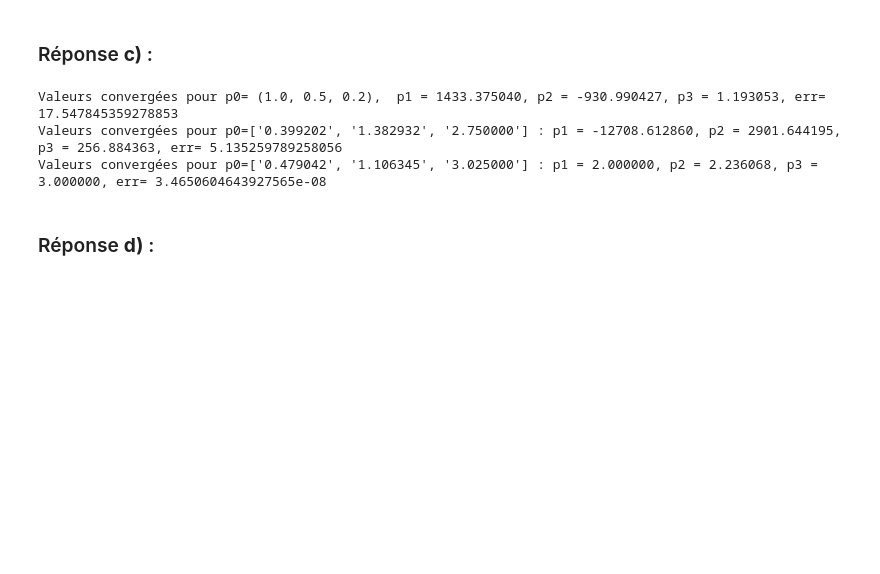
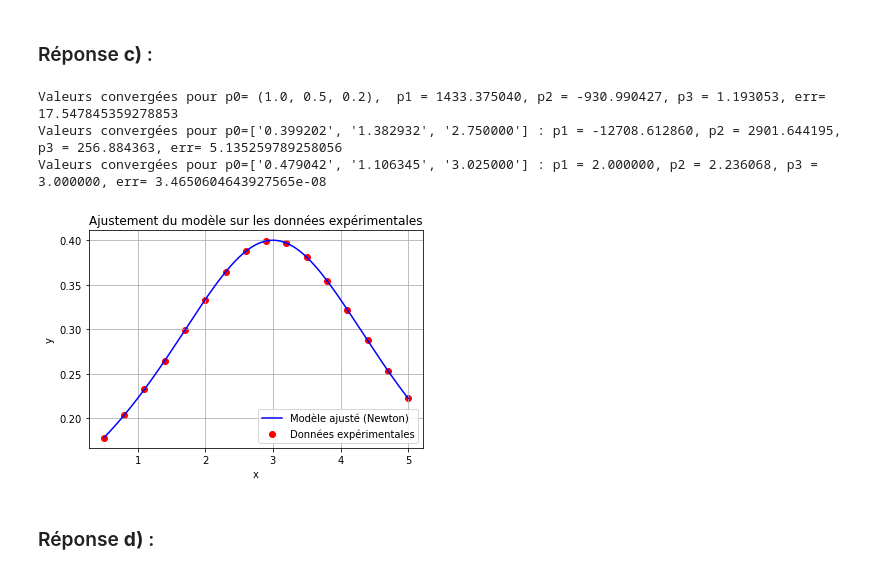
Before and after one commit to ArgCommit/Mini-projet-5.--quations-non-lin-aires-20250219, a Jupyter notebook: eqt_nonlin.ipynb, the cells around one changed output. Drawn from its saved outputs; the diff is of its cells as text; code cells hidden in the pictures; blank space fills up the shorter version.

```diff
--- a/eqt_nonlin.ipynb
+++ b/eqt_nonlin.ipynb
@@ -56,9 +56,10 @@ $$q_i(p_1, p_2, p_3) = ye_i - \frac{p_1}{p^2_2 + (xe-p_3)^2} \,.$$
 ### Réponse **c)** :
 # %%
 import numpy as np
+import matplotlib.pyplot as plt
 
 # Valeurs initiales pour les paramètres (à ajuster selon les résultats précédents)
-p0=p1_conv, p2_conv, p3_conv = 1.0, 0.5, 0.2  # Remplacer par les valeurs réelles trouvées
+p0 = p1_conv, p2_conv, p3_conv = 1.0, 0.5, 0.2  # Remplacer par les valeurs réelles trouvées
 tol = 1e-6
 
 def read_data(filename):
@@ -131,33 +132,54 @@ def newton_method(x, y, p1, p2, p3, tol):
 
     return p1, p2, p3, err
 
 
 
 # Trouver les valeurs convergées
 p1_final, p2_final, p3_final, err = newton_method(x, y, *p0, tol)
 print(f"Valeurs convergées pour p0= {p0},  p1 = {p1_final:.6f}, p2 = {p2_final:.6f}, p3 = {p3_final:.6f}, err= {err}")
 
+
 # pas de convergence avec p0
 # optimiser amplitude, centre et largeur de la courbe
 
 p1_init = np.max(y)  # valeur maximale de y
 p2_init = np.std(x)  # Écart-type de x
 p3_init = np.mean(x)  # Moyenne des x
 p02 = (p1_init , p2_init, p3_init )
 
 p1_final, p2_final, p3_final, err = newton_method(x, y, *p02, tol)
 print(f"Valeurs convergées pour p0={[f'{p:.6f}' for p in p02]} : p1 = {p1_final:.6f}, p2 = {p2_final:.6f}, p3 = {p3_final:.6f}, err= {err}")
 # ne converge pas
 
 # rajouter et ou enlever 10 ou 20%
 p01 = (p1_init * 1.2 , p2_init * 0.8, p3_init * 1.1 )
 
 p1_final, p2_final, p3_final, err = newton_method(x, y, *p01, tol)
 print(f"Valeurs convergées pour p0={[f'{p:.6f}' for p in p01]} : p1 = {p1_final:.6f}, p2 = {p2_final:.6f}, p3 = {p3_final:.6f}, err= {err}")
+
+def model_function(x, p1, p2, p3):
+    return p1 / (p2**2 + (x - p3)**2)
+
+#Générer une courbe lisse pour la fonction ajustée
+x_fit = np.linspace(min(x), max(x), 500)
+y_fit = model_function(x_fit, p1_final, p2_final, p3_final)
+
+# Tracé des données expérimentales
+plt.scatter(x, y, color='red', label="Données expérimentales")
+plt.plot(x_fit, y_fit, color='blue', label="Modèle ajusté (Newton)")
+
+# Ajout des labels et légende
+plt.xlabel("x")
+plt.ylabel("y")
+plt.title("Ajustement du modèle sur les données expérimentales")
+plt.legend()
+plt.grid()
+plt.show()
 # %% [output]
 Valeurs convergées pour p0= (1.0, 0.5, 0.2),  p1 = 1433.375040, p2 = -930.990427, p3 = 1.193053, err= 17.547845359278853
 Valeurs convergées pour p0=['0.399202', '1.382932', '2.750000'] : p1 = -12708.612860, p2 = 2901.644195, p3 = 256.884363, err= 5.135259789258056
 Valeurs convergées pour p0=['0.479042', '1.106345', '3.025000'] : p1 = 2.000000, p2 = 2.236068, p3 = 3.000000, err= 3.4650604643927565e-08
+[figure, added]
 # %% [markdown]
 ### Réponse **d)** :
 # %%
```
Also changed, not shown: parts of 3 cells of this notebook.
